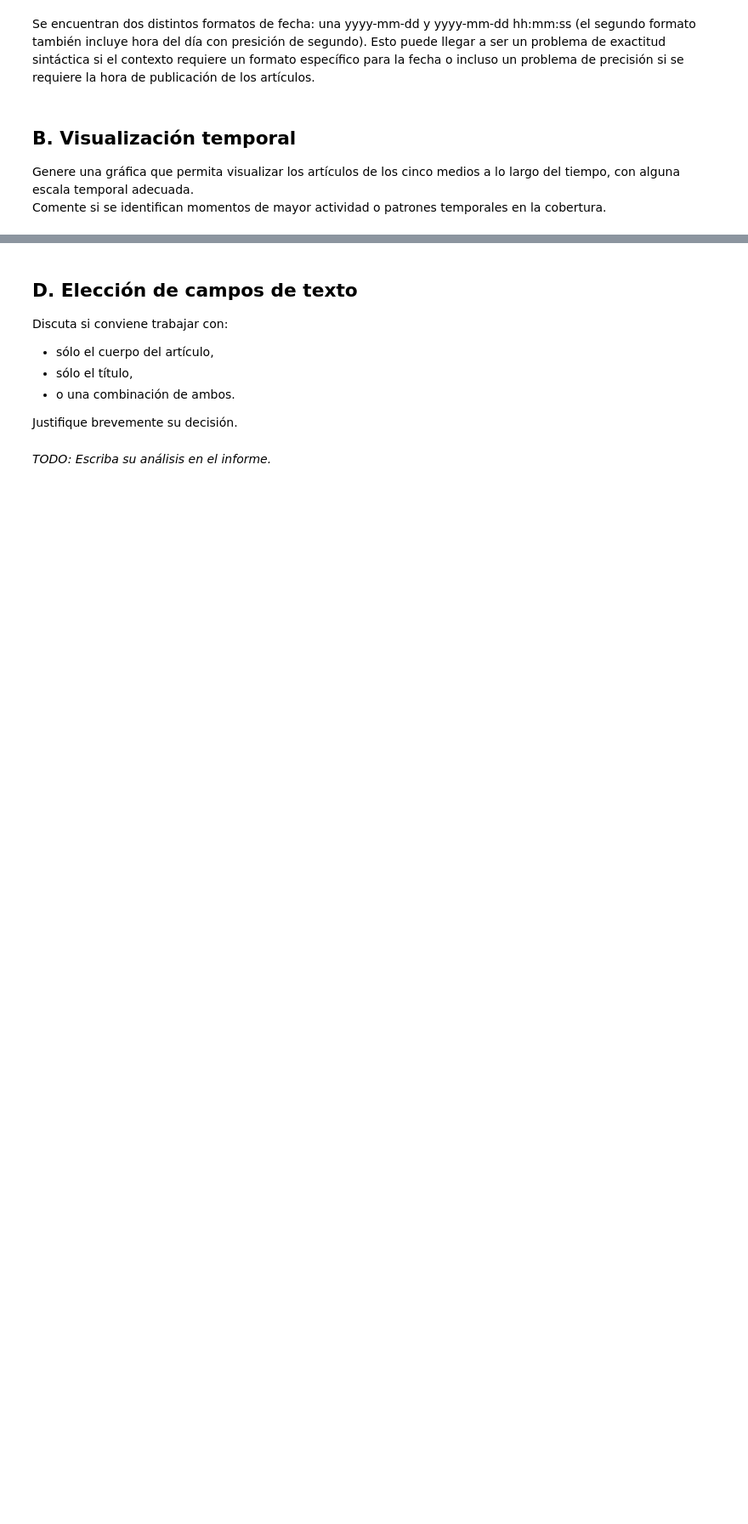
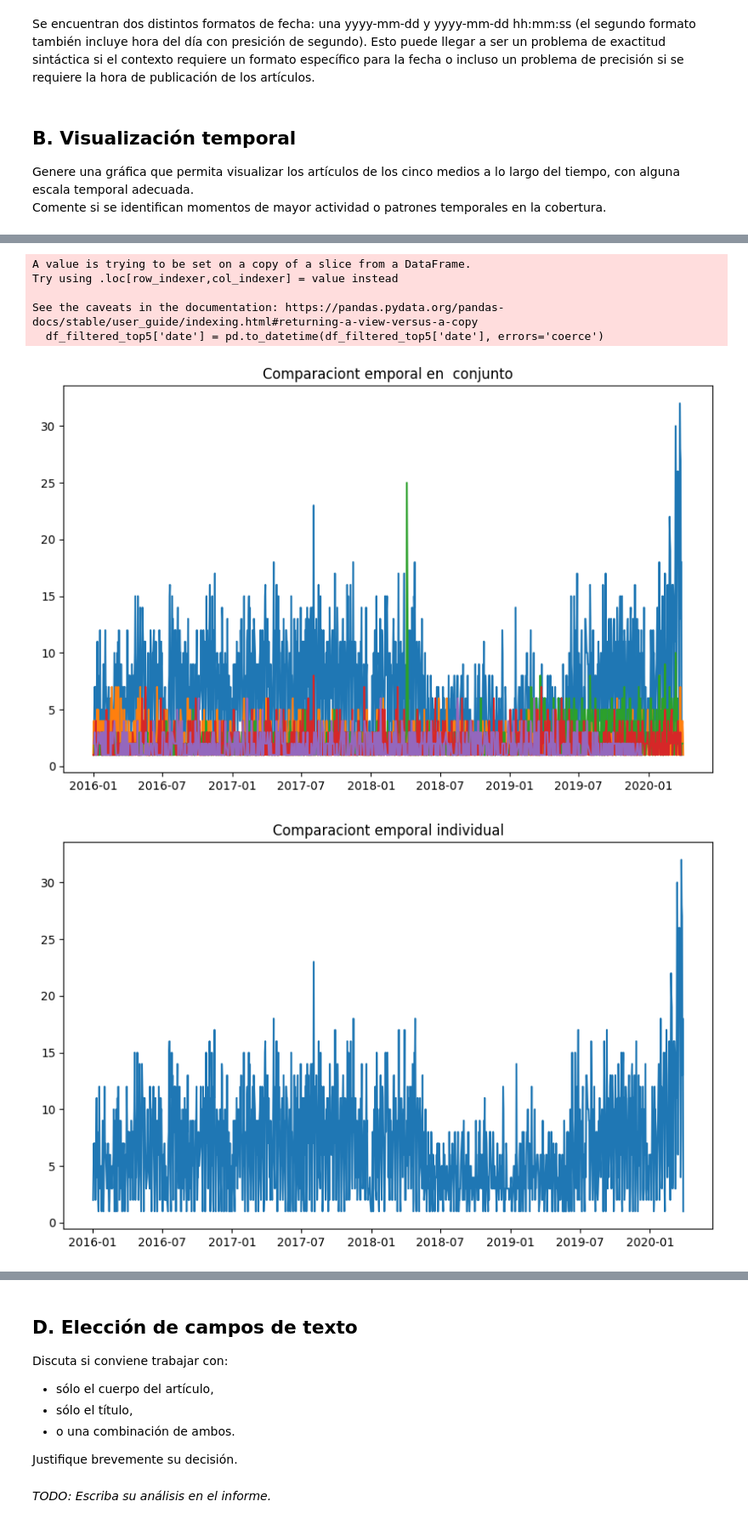
Before and after one commit to SQuincke/intro-cd-tarea-1, a Jupyter notebook: 2026_template_tarea1.ipynb, the cells around one changed output, grey strips where cells are left out. Shown at 85% size. Cells and saved outputs as stored; diff of their text form; code cells hidden in the pictures; blank space fills up the shorter version.

Commit message:
added visualisation

```diff
--- a/2026_template_tarea1.ipynb
+++ b/2026_template_tarea1.ipynb
@@ -189,0 +240,7 @@ Comente si se identifican momentos de mayor actividad o patrones temporales en l
+# %%
+def pparse_date(date_str):
+    date_str = date_str.split(' ')
+
+    return "".join(date_str[0].split("-"))  # Tomamos solo la parte de la fecha, ignorando la hora si está presente
+df_filtered['date'] = df_filtered['date'].apply(pparse_date)
+df_filtered['date']
@@ -189,0 +265,45 @@ Comente si se identifican momentos de mayor actividad o patrones temporales en l
+# %%
+
+top_5_publications = df_filtered['publication'].value_counts().head(5)
+df_filtered_top5=df_filtered[df_filtered['publication'].isin(top_5_publications.index)]
+# %%
+#df_filtered_top5['date'] = pd.to_datetime(df_filtered_top5['date'].apply(pparse_date), errors='coerce')
+#df_filtered_top5 = df_filtered_top5.dropna(subset=['date'])
+
+# 2. Group by date and publication to get the counts (the Y axis)
+# This creates a DataFrame where each column is a publication
+
+
+plt.figure(figsize=(10, 6))
+df_filtered_top5['date'] = pd.to_datetime(df_filtered_top5['date'], errors='coerce')
+# Plotting the lists
+colors =  sns.color_palette("tab10", n_colors=len(top_5_publications))
+for i, publication in enumerate(top_5_publications.index):
+    pub_data = df_filtered_top5[df_filtered_top5['publication'] == publication]
+    pub_counts = pub_data.groupby('date').size().sort_index()
+    pub_counts.index
+
+    X = pub_counts.index
+    Y = pub_counts.values
+    plt.plot(X, Y, color=colors[i], label=publication)
+plt.title('Comparaciont emporal en  conjunto')
+plt.show()
+for i, publication in enumerate(top_5_publications.index):
+    plt.figure(figsize=(10, 6))
+    pub_data = df_filtered_top5[df_filtered_top5['publication'] == publication]
+    pub_counts = pub_data.groupby('date').size().sort_index()
+    pub_counts.index
+
+    X = pub_counts.index
+    Y = pub_counts.values
+    plt.plot(X, Y, color=colors[i], label=publication)
+    plt.title('Comparaciont emporal individual')
+    plt.show()
+# %% [output]
+A value is trying to be set on a copy of a slice from a DataFrame.
+Try using .loc[row_indexer,col_indexer] = value instead
+
+See the caveats in the documentation: https://pandas.pydata.org/pandas-docs/stable/user_guide/indexing.html#returning-a-view-versus-a-copy
+  df_filtered_top5['date'] = pd.to_datetime(df_filtered_top5['date'], errors='coerce')
+[figure, added]
+[figure, added]
```
Also changed, not shown: parts of 9 cells of this notebook, 1 other file.
